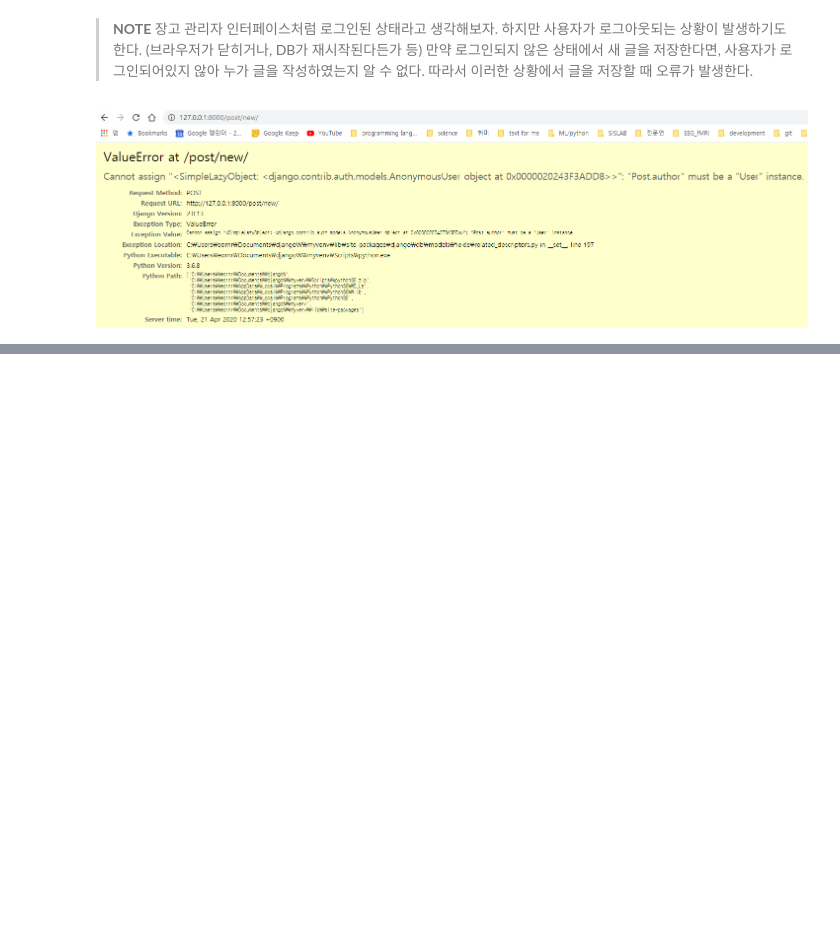
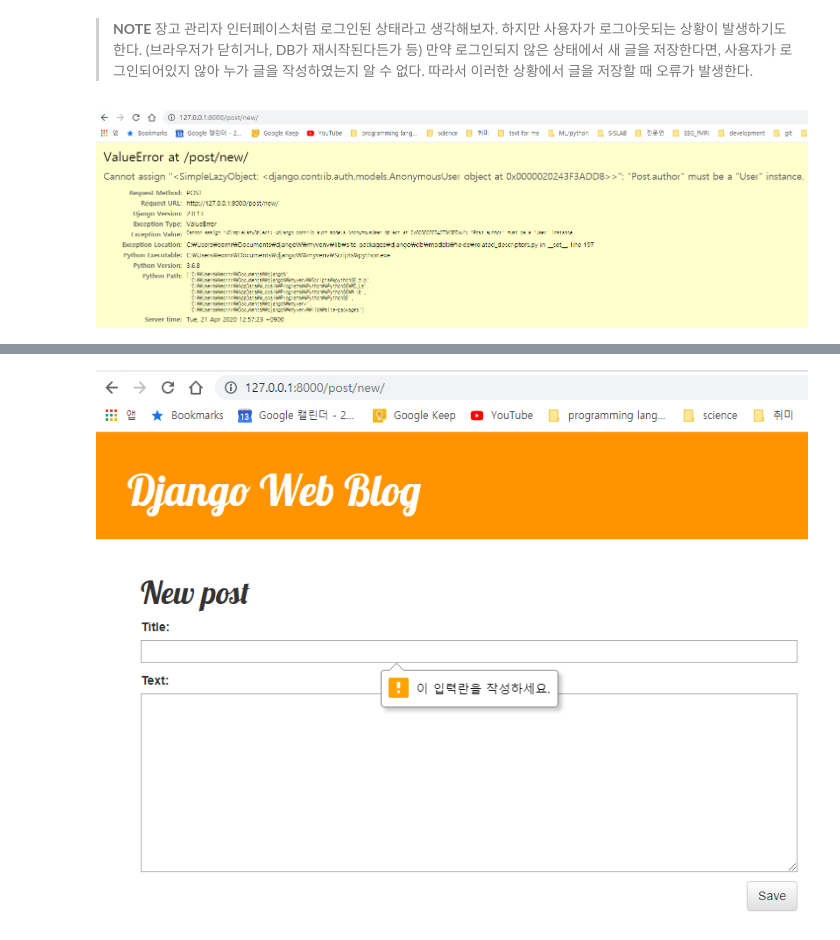
Before and after one commit to daegukdo/GCWM, a Jupyter notebook: 21/04_django_form.ipynb, the cells around one changed output, grey strips where cells are left out. Cells and saved outputs as stored; diff of their text form; code cells hidden in the pictures; blank space fills up the shorter version.

```diff
--- a/21/04_django_form.ipynb
+++ b/21/04_django_form.ipynb
@@ -325,0 +338,4 @@ Image("img/44_img.png")
+# %%
+Image("img/45_img.png")
+# %% [output]
+[figure, added]
```
Also changed, not shown: parts of 19 cells of this notebook, 11 other files.
